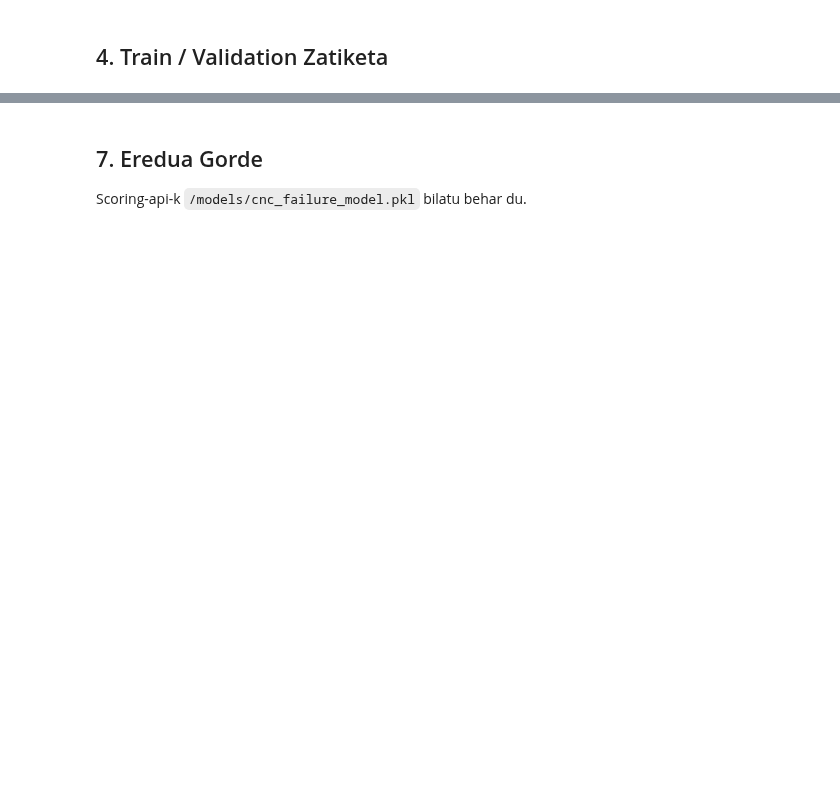
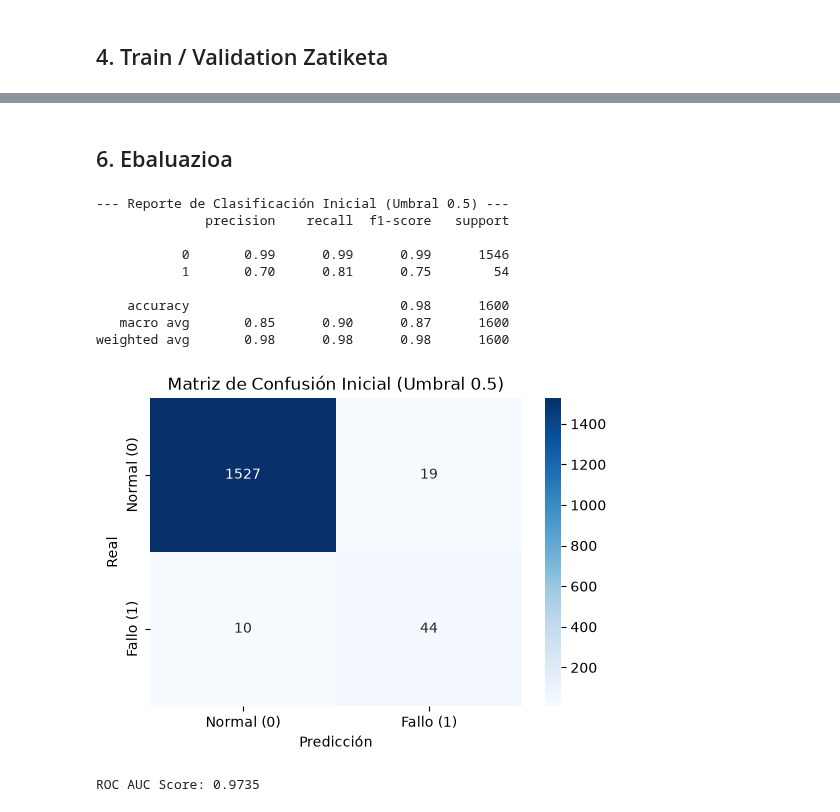
Before and after one commit to AABD-Ethazi-2627/T3-erronka1, a Jupyter notebook: notebooks/02_training_TEMPLATE.ipynb, the cells around one changed output, grey strips where cells are left out. Saved outputs shown, nothing was run; the diff lists cells and outputs as text; code cells hidden in the pictures; blank space fills up the shorter version.

```diff
--- a/notebooks/02_training_TEMPLATE.ipynb
+++ b/notebooks/02_training_TEMPLATE.ipynb
@@ -273,16 +326,15 @@ Eredu bat (gutxienez) entrenatu. Aukerakoa: hainbat eredu konparatu.
 # %%
-# Random Forest eredua sortu
+# ==========================================
+# 5. ENTRENAMIENTO
+# ==========================================
 model = RandomForestClassifier(
     n_estimators=2000,
-    max_depth=18,
+    max_depth=15,
     min_samples_split=4,
-    min_samples_leaf=2,
-    max_features='sqrt',
-    random_state=42
+    class_weight="balanced",
+    random_state=42,
 )
+model.fit(X_train, y_train)
 
-# Eredua entrenatu
-model.fit(X_train_res, y_train_res)
-
-print("Random Forest eredua entrenatu da.")
+print("Modelo entrenado con Feature Engineering.")
 # %% [output]
@@ -631,4 +341,0 @@ Recall-a garrantzitsua da benetako hutsegiteak detektatzeko. Atalasea jaistean,
-# %% [markdown]
-## 7. Eredua Gorde
-
-Scoring-api-k `/models/cnc_failure_model.pkl` bilatu behar du.
@@ -647,0 +342,45 @@ print("Gordetako eredua behar bezala kargatu da.")
+# %% [markdown]
+## 6. Ebaluazioa
+# %%
+# 1. Predicciones con el umbral
+y_prob = model.predict_proba(X_val)[:, 1]
+y_pred = (
+    y_prob >= 0.35
+).astype(
+    int
+)  # <-- Aquí cambias 0.30 por el umbral que quieras (ej. 0.25, 0.35, 0.40)
+
+print("--- Reporte de Clasificación Inicial (Umbral 0.5) ---")
+print(classification_report(y_val, y_pred))
+
+# 2. Primera Matriz de Confusión (Sin ajustar)
+cm_inicial = confusion_matrix(y_val, y_pred)
+plt.figure(figsize=(6, 4))
+sns.heatmap(
+    cm_inicial,
+    annot=True,
+    fmt="d",
+    cmap="Blues",
+    xticklabels=["Normal (0)", "Fallo (1)"],
+    yticklabels=["Normal (0)", "Fallo (1)"],
+)
+plt.xlabel("Predicción")
+plt.ylabel("Real")
+plt.title("Matriz de Confusión Inicial (Umbral 0.5)")
+plt.show()
+
+# 3. ROC AUC Score
+y_prob = model.predict_proba(X_val)[:, 1]
+print(f"ROC AUC Score: {roc_auc_score(y_val, y_prob):.4f}")
+# %% [output]
+--- Reporte de Clasificación Inicial (Umbral 0.5) ---
+              precision    recall  f1-score   support
+
+           0       0.99      0.99      0.99      1546
+           1       0.70      0.81      0.75        54
+
+    accuracy                           0.98      1600
+   macro avg       0.85      0.90      0.87      1600
+weighted avg       0.98      0.98      0.98      1600
+[figure, added]
+ROC AUC Score: 0.9735
```
Also changed, not shown: parts of 18 cells of this notebook.
